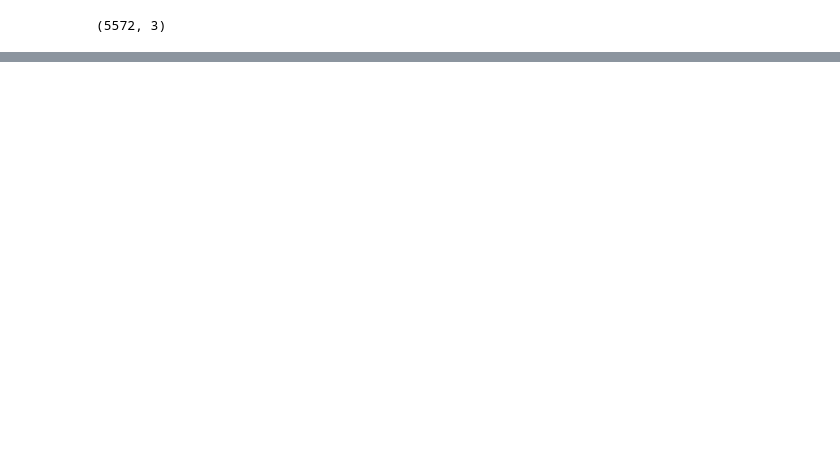
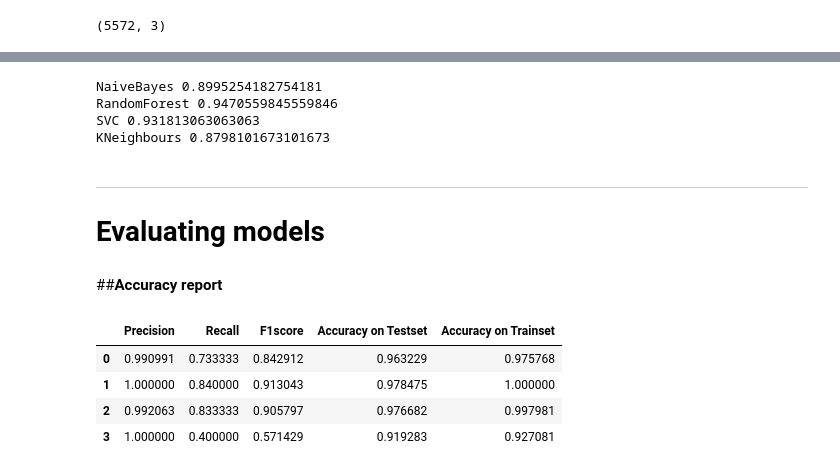
Before and after one commit to vassert32/spam_filter_life_cycle, a Jupyter notebook: spam_filter_full_process.ipynb, the cells around one changed output, grey strips where cells are left out. Cells and saved outputs as stored; diff of their text form; code cells hidden in the pictures; blank space fills up the shorter version.

```diff
--- a/spam_filter_full_process.ipynb
+++ b/spam_filter_full_process.ipynb
@@ -459,0 +524,61 @@ print("\033[1m\u001b[45;1m The First 5 texts after lemitization:\033[0m",*df["le
+# %%
+classificators = [MultinomialNB(),
+                  RandomForestClassifier(),
+                  SVC(),
+                  KNeighborsClassifier()]
+
+for cls in classificators:
+    cls.fit(X_train, y_train)
+# %%
+models = ['NaiveBayes', 'RandomForest', 'SVC', 'KNeighbours']
+
+for i, model in enumerate(classificators):
+    print(models[i], cross_val_score(model, X_test, y_test, scoring='accuracy', cv=10).mean())
+# %% [output]
+NaiveBayes 0.8995254182754181
+RandomForest 0.9470559845559846
+SVC 0.931813063063063
+KNeighbours 0.8798101673101673
+# %% [markdown]
+---
+# Evaluating models
+# %% [markdown]
+##**Accuracy report**
+# %%
+precision =[]
+recall =[]
+f1_score = []
+trainset_accuracy = []
+testset_accuracy = []
+
+for i in classificators:
+    pred_train = i.predict(X_train)
+    pred_test = i.predict(X_test)
+    prec = metrics.precision_score(y_test, pred_test)
+    recal = metrics.recall_score(y_test, pred_test)
+    f1_s = metrics.f1_score(y_test, pred_test)
+    train_accuracy = i.score(X_train,y_train)
+    test_accuracy = i.score(X_test,y_test)
+
+    precision.append(prec)
+    recall.append(recal)
+    f1_score.append(f1_s)
+    trainset_accuracy.append(train_accuracy)
+    testset_accuracy.append(test_accuracy)
+# %%
+data = {'Precision':precision,
+'Recall':recall,
+'F1score':f1_score,
+'Accuracy on Testset':testset_accuracy,
+'Accuracy on Trainset':trainset_accuracy}
+
+res = pd.DataFrame(data)
+index =["NaiveBayes", "RandomForest", "KNeighbours","SVC"]
+# %%
+res
+# %% [output]
+|  | Precision | Recall | F1score | Accuracy on Testset | Accuracy on Trainset |
+| 0 | 0.990991 | 0.733333 | 0.842912 | 0.963229 | 0.975768 |
+| 1 | 1.000000 | 0.840000 | 0.913043 | 0.978475 | 1.000000 |
+| 2 | 0.992063 | 0.833333 | 0.905797 | 0.976682 | 0.997981 |
+| 3 | 1.000000 | 0.400000 | 0.571429 | 0.919283 | 0.927081 |
```
Also changed, not shown: parts of 30 cells of this notebook.
